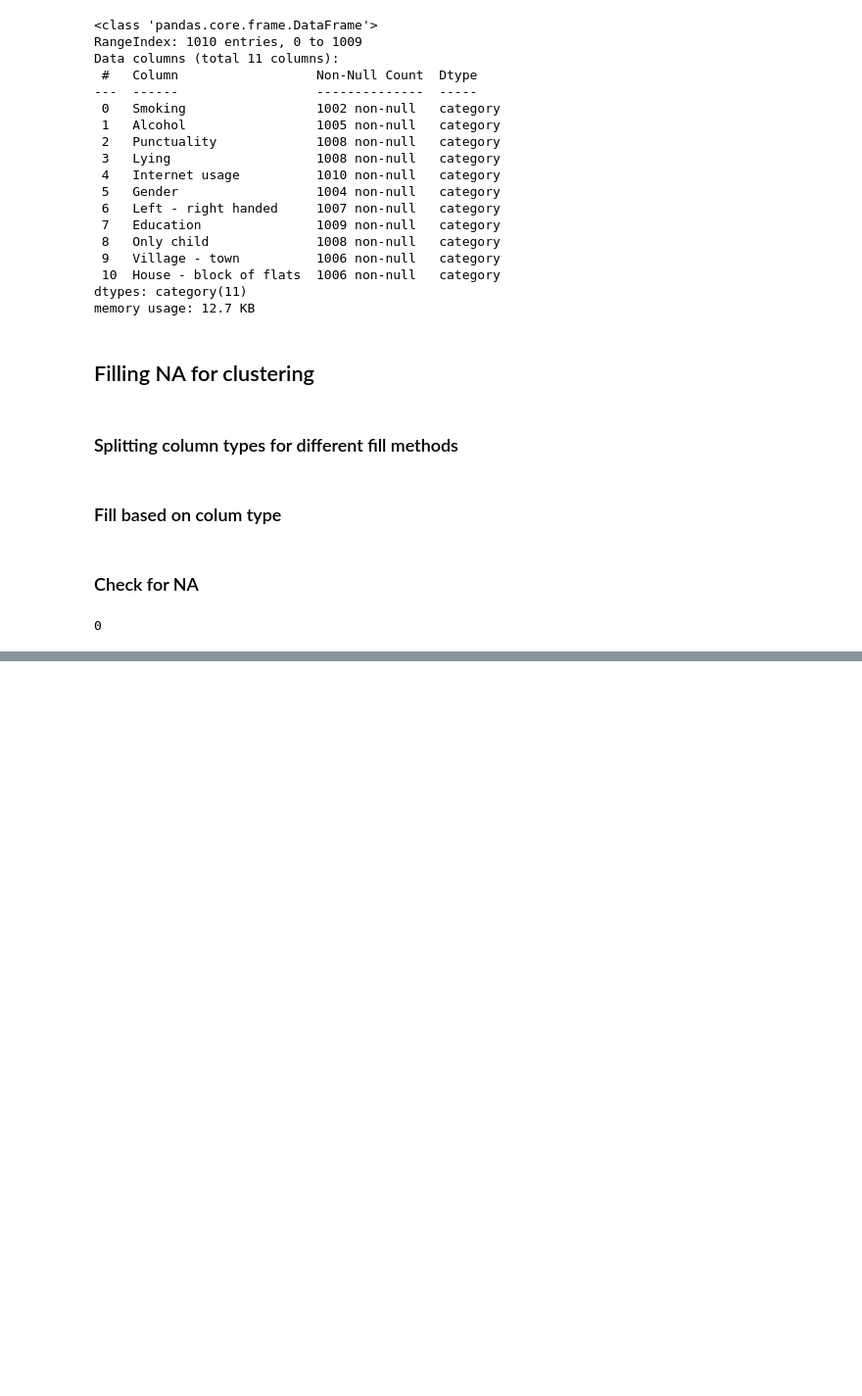
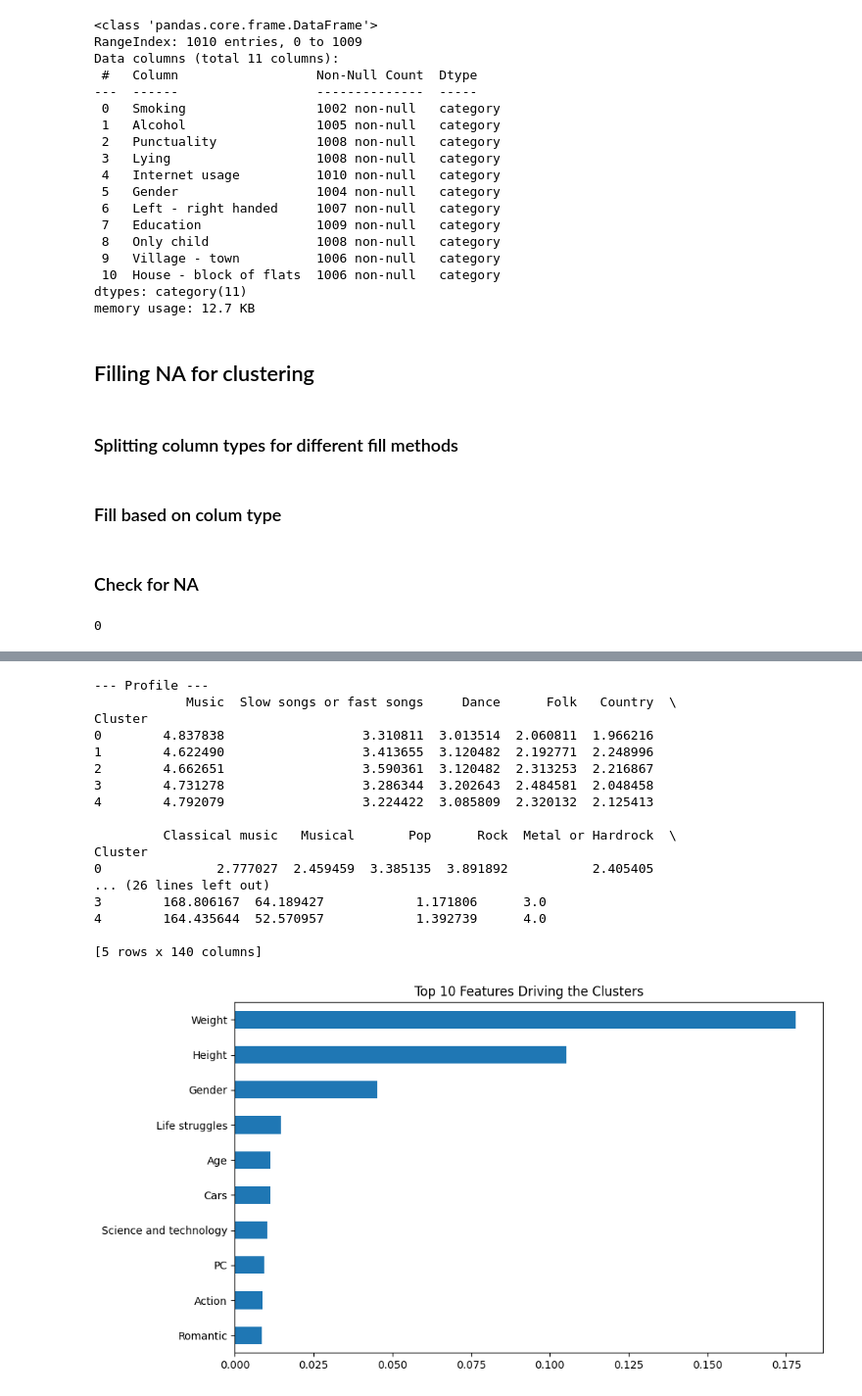
Before and after one commit to leonardo-schneider/Final-Programming, a Jupyter notebook: exploratory_data_analysis.ipynb, the cells around one changed output, grey strips where cells are left out. Shown at 98% size. Saved outputs shown, nothing was run; the diff lists cells and outputs as text; code cells hidden in the pictures; blank space fills up the shorter version.

```diff
--- a/exploratory_data_analysis.ipynb
+++ b/exploratory_data_analysis.ipynb
@@ -307,0 +450,49 @@ df.isna().sum().sum().item()
+# %%
+from sklearn.ensemble import RandomForestClassifier
+import pandas as pd
+import matplotlib.pyplot as plt
+
+# 1. Profile of the different clusters
+numeric_cols = df.select_dtypes(include=['float64', 'int64', 'int32']).columns
+profile = df.groupby('Cluster')[numeric_cols].mean()
+print("--- Profile ---")
+print(profile)
+
+# 2. Ranking cluster importance (know what separate them)
+X = df.drop('Cluster', axis=1)
+y = df['Cluster']
+
+rf = RandomForestClassifier(random_state=42)
+rf.fit(X, y)
+
+importances = pd.Series(rf.feature_importances_, index=X.columns)
+top_features = importances.sort_values(ascending=False).head(10)
+
+#print("Top 10 features")
+#print(top_features)
+
+# Plot
+plt.figure(figsize=(10, 6))
+top_features.plot(kind='barh')
+plt.title('Top 10 Features Driving the Clusters')
+plt.gca().invert_yaxis()
+plt.show()
+# %% [output]
+--- Profile ---
+            Music  Slow songs or fast songs     Dance      Folk   Country  \
+Cluster
+0        4.837838                  3.310811  3.013514  2.060811  1.966216
+1        4.622490                  3.413655  3.120482  2.192771  2.248996
+2        4.662651                  3.590361  3.120482  2.313253  2.216867
+3        4.731278                  3.286344  3.202643  2.484581  2.048458
+4        4.792079                  3.224422  3.085809  2.320132  2.125413
+
+         Classical music   Musical       Pop      Rock  Metal or Hardrock  \
+Cluster
+0               2.777027  2.459459  3.385135  3.891892           2.405405
+... (26 lines left out)
+3        168.806167  64.189427            1.171806      3.0
+4        164.435644  52.570957            1.392739      4.0
+
+[5 rows x 140 columns]
+[figure, added]
```
Also changed, not shown: parts of 14 cells of this notebook.
